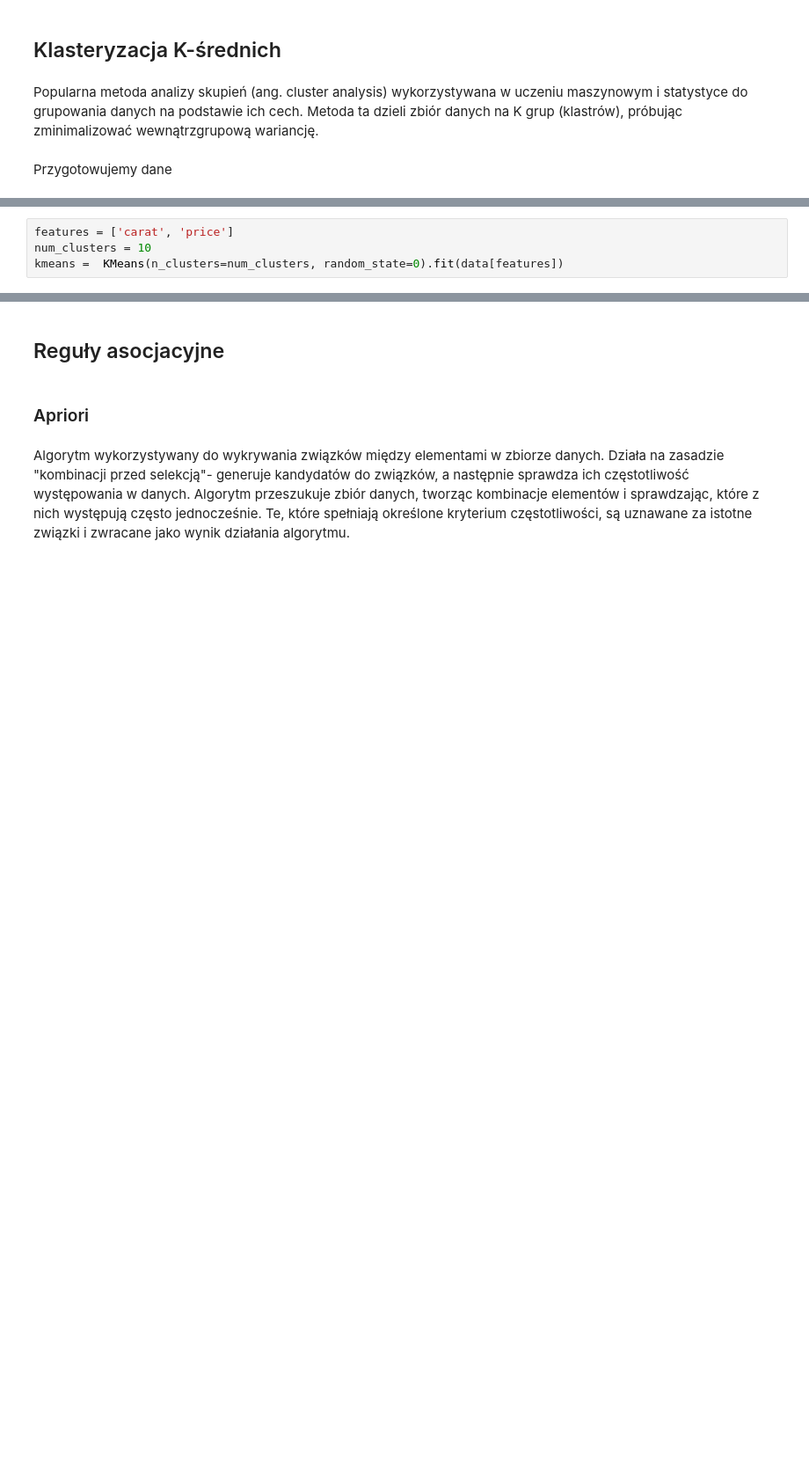
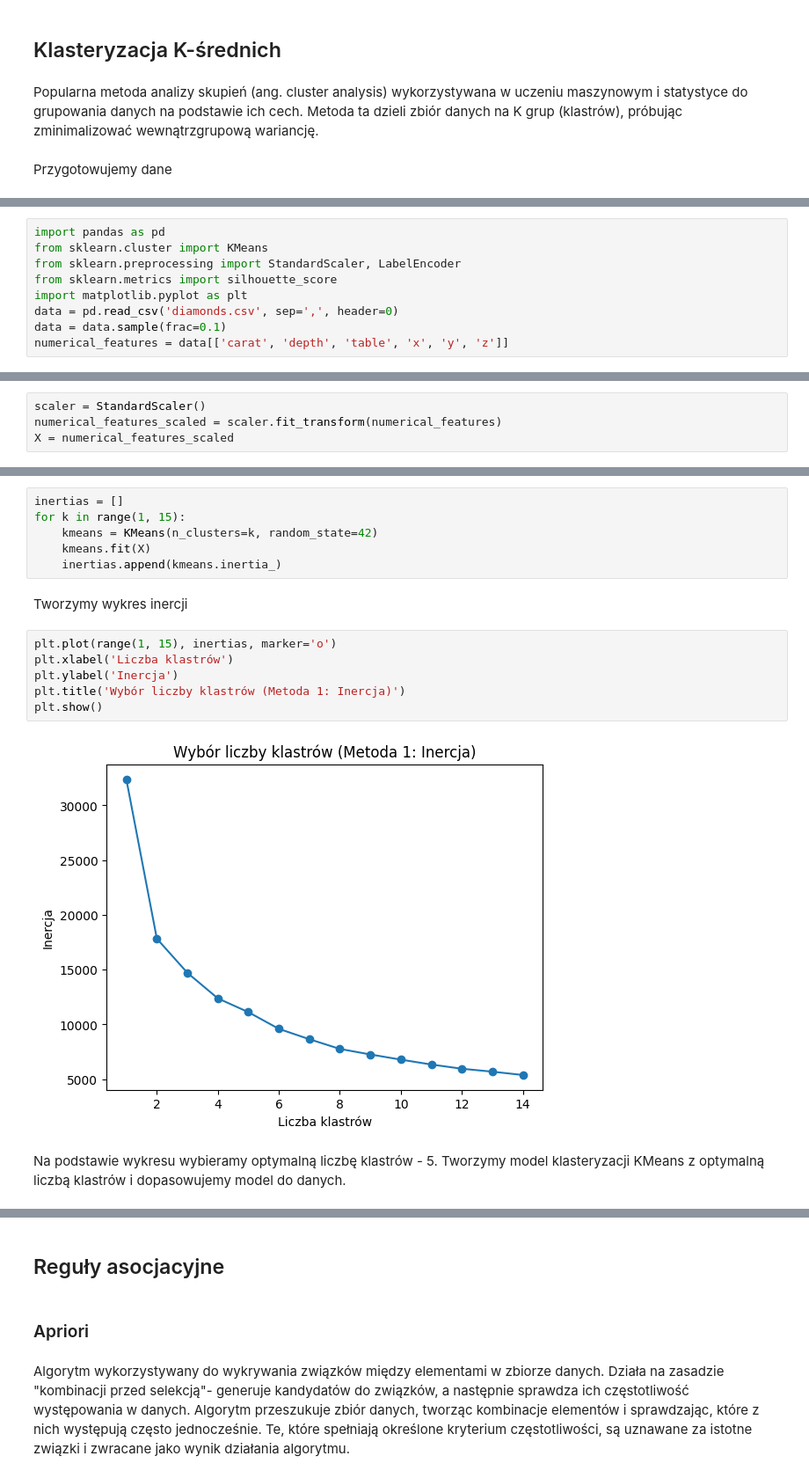
Before and after one commit to y777bish/DataExplorationProject, a Jupyter notebook: ProjektAEDfin.ipynb, the cells around one changed output, grey strips where cells are left out. Shown at 88% size. Cells and saved outputs as stored; diff of their text form; blank space fills up the shorter version.

Commit message:
Clusters added

```diff
--- a/ProjektAEDfin.ipynb
+++ b/ProjektAEDfin.ipynb
@@ -182,4 +159,0 @@ Wybieramy kolumny do klasteryzacji, ustawiamy ilość klastrów i tworzymy model
-# %%
-features = ['carat', 'price']
-num_clusters = 10
-kmeans =  KMeans(n_clusters=num_clusters, random_state=0).fit(data[features])
@@ -280,0 +160,9 @@ plt.show()
+# %%
+import pandas as pd
+from sklearn.cluster import KMeans
+from sklearn.preprocessing import StandardScaler, LabelEncoder
+from sklearn.metrics import silhouette_score
+import matplotlib.pyplot as plt
+data = pd.read_csv('diamonds.csv', sep=',', header=0)
+data = data.sample(frac=0.1)
+numerical_features = data[['carat', 'depth', 'table', 'x', 'y', 'z']]
@@ -280,0 +171,4 @@ plt.show()
+# %%
+scaler = StandardScaler()
+numerical_features_scaled = scaler.fit_transform(numerical_features)
+X = numerical_features_scaled
@@ -280,0 +179,18 @@ plt.show()
+# %%
+inertias = []
+for k in range(1, 15):
+    kmeans = KMeans(n_clusters=k, random_state=42)
+    kmeans.fit(X)
+    inertias.append(kmeans.inertia_)
+# %% [markdown]
+Tworzymy wykres inercji
+# %%
+plt.plot(range(1, 15), inertias, marker='o')
+plt.xlabel('Liczba klastrów')
+plt.ylabel('Inercja')
+plt.title('Wybór liczby klastrów (Metoda 1: Inercja)')
+plt.show()
+# %% [output]
+[figure, added]
+# %% [markdown]
+Na podstawie wykresu wybieramy optymalną liczbę klastrów - 5. Tworzymy model klasteryzacji KMeans z optymalną liczbą klastrów i dopasowujemy model do danych.
```
Also changed, not shown: parts of 39 cells of this notebook.
